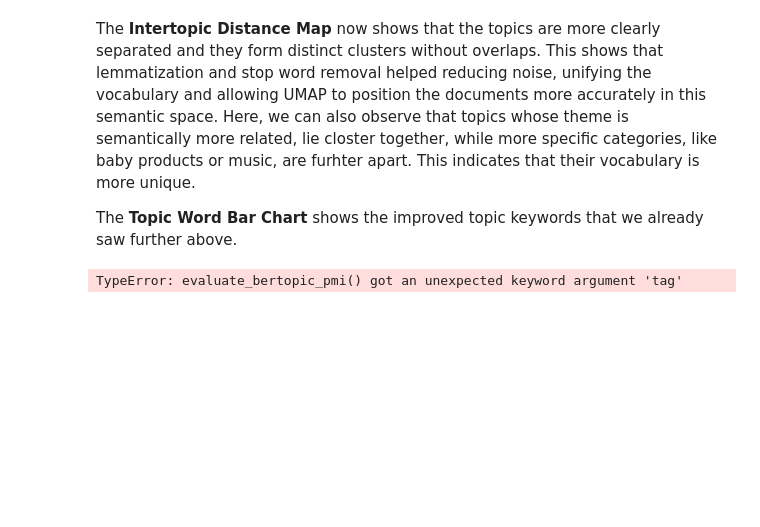
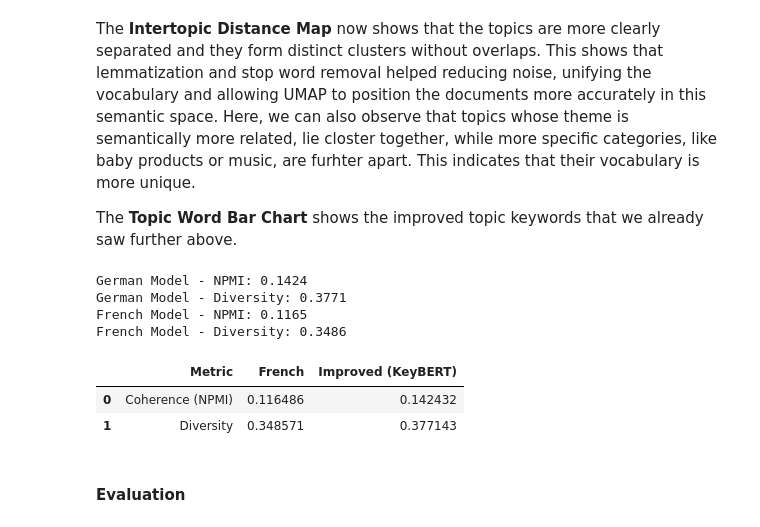
Before and after one commit to aeroonn/MachineLearning_NLP, a Jupyter notebook: diff_langs.ipynb, the cells around one changed output. Cells and saved outputs as stored; diff of their text form; code cells hidden in the pictures; blank space fills up the shorter version.

Commit message:
finished evaluation

```diff
--- a/diff_langs.ipynb
+++ b/diff_langs.ipynb
@@ -332,30 +332,40 @@ The **Topic Word Bar Chart** shows the improved topic keywords that we already s
 # %%
 # evaluation
 
+import importlib
+import calculate_t_coherence_and_diversity as evalmod
 
-from calculate_t_coherence_and_diversity import evaluate_bertopic_pmi
+importlib.reload(evalmod)
 
-_, npm_german, div_german = evaluate_bertopic_pmi(
+_, npm_german, div_german = evalmod.evaluate_bertopic_pmi(
     topic_model=topic_model_baseline_german,
     docs=docs_train_german,
     top_k_coherence=10,
     top_k_diversity=25,
     tag="German"
 )
 
-_, npm_french, div_french = evaluate_bertopic_pmi(
+_, npm_french, div_french = evalmod.evaluate_bertopic_pmi(
     topic_model=topic_model_baseline_french,
     docs=docs_train_french,
     top_k_coherence=10,
     top_k_diversity=25,
     tag="French"
 )
 
 results_df = pd.DataFrame({
     "Metric": ["Coherence (NPMI)", "Diversity"],
     "French": [npm_french, div_french],
     "Improved (KeyBERT)": [npm_german, div_german]
 })
 display(results_df)
 # %% [output]
-TypeError: evaluate_bertopic_pmi() got an unexpected keyword argument 'tag'
+German Model - NPMI: 0.1424
+German Model - Diversity: 0.3771
+French Model - NPMI: 0.1165
+French Model - Diversity: 0.3486
+|  | Metric | French | Improved (KeyBERT) |
+| 0 | Coherence (NPMI) | 0.116486 | 0.142432 |
+| 1 | Diversity | 0.348571 | 0.377143 |
+# %% [markdown]
+#### **Evaluation**
```
